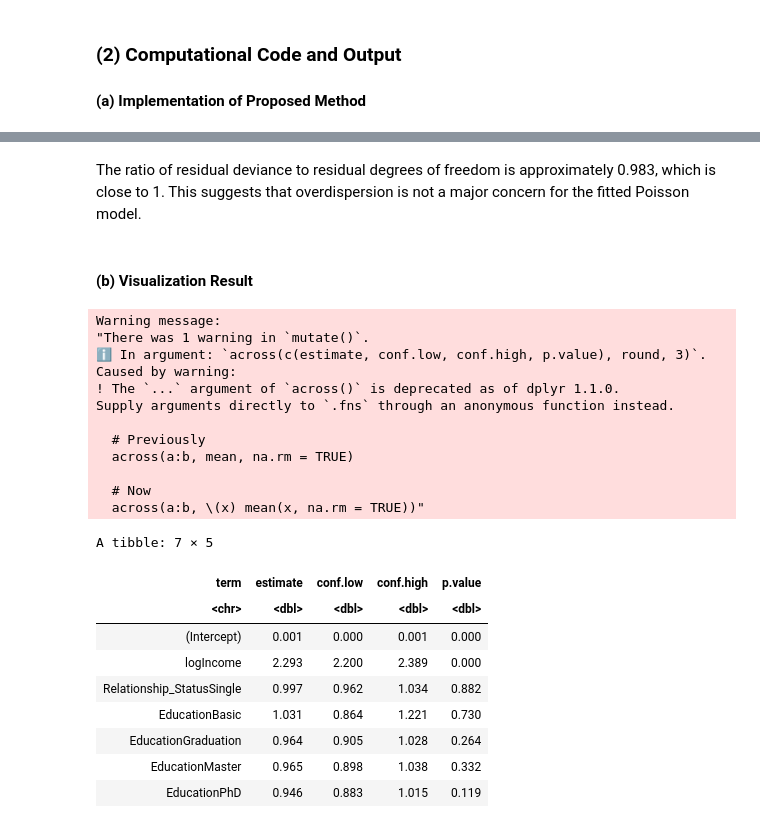
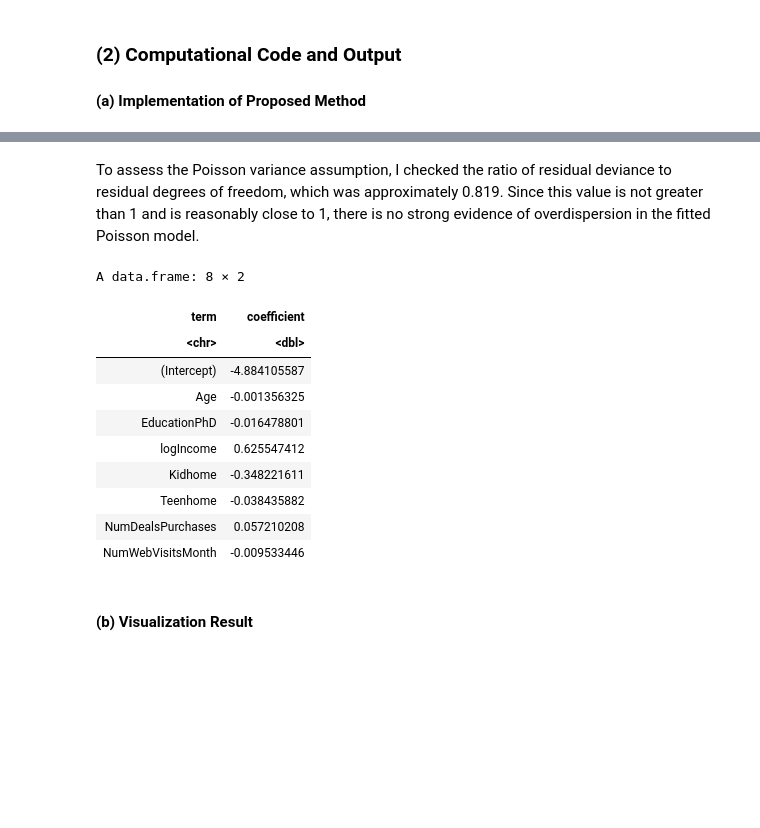
Before and after one commit to drrnaxl/STAT-301-Project, a Jupyter notebook: Final.ipynb, the cells around one changed output, grey strips where cells are left out. Drawn from its saved outputs; the diff is of its cells as text; code cells hidden in the pictures; blank space fills up the shorter version.

Commit message:
Poisson LASSO

```diff
--- a/Final.ipynb
+++ b/Final.ipynb
@@ -316,33 +268,48 @@ A tibble: 7 × 7
 # %% [markdown]
-The ratio of residual deviance to residual degrees of freedom is approximately 0.983, which is close to 1. This suggests that overdispersion is not a major concern for the fitted Poisson model.
+To assess the Poisson variance assumption, I checked the ratio of residual deviance to residual degrees of freedom, which was approximately 0.819. Since this value is not greater than 1 and is reasonably close to 1, there is no strong evidence of overdispersion in the fitted Poisson model.
+# %%
+# Example cleaned dataset with selected candidate predictors
+lasso_data <- cpa_cleaned |> drop_na()
+
+# Create model matrix
+x <- model.matrix(NumStorePurchases ~ ., data = lasso_data)[, -1]
+y <- lasso_data$NumStorePurchases
+
+# Cross-validated Poisson LASSO
+cv_lasso <- cv.glmnet(
+  x, y,
+  family = "poisson",
+  alpha = 1,
+  nfolds = 10
+)
+
+# Fit model at lambda.min
+lasso_fit <- glmnet(
+  x, y,
+  family = "poisson",
+  alpha = 1,
+  lambda = cv_lasso$lambda.min
+)
+
+# Extract nonzero coefficients
+selected_table <- as.matrix(coef(lasso_fit)) |>
+  as.data.frame() |>
+  tibble::rownames_to_column("term") |>
+  rename(coefficient = `s0`) |>
+  filter(coefficient != 0)
+
+selected_table
+# %% [output]
+A data.frame: 8 × 2
+| term | coefficient |
+| <chr> | <dbl> |
+| (Intercept) | -4.884105587 |
+| Age | -0.001356325 |
+| EducationPhD | -0.016478801 |
+| logIncome | 0.625547412 |
+| Kidhome | -0.348221611 |
+| Teenhome | -0.038435882 |
+| NumDealsPurchases | 0.057210208 |
+| NumWebVisitsMonth | -0.009533446 |
 # %% [markdown]
 #### (b) Visualization Result
-# %%
-tidy(fit, conf.int = TRUE, exponentiate = TRUE) |>
-  select(term, estimate, conf.low, conf.high, p.value) |>
-  mutate(
-    across(c(estimate, conf.low, conf.high, p.value), round, 3)
-  )
-# %% [output]
-Warning message:
-"There was 1 warning in `mutate()`.
-ℹ In argument: `across(c(estimate, conf.low, conf.high, p.value), round, 3)`.
-Caused by warning:
-! The `...` argument of `across()` is deprecated as of dplyr 1.1.0.
-Supply arguments directly to `.fns` through an anonymous function instead.
-
-  # Previously
-  across(a:b, mean, na.rm = TRUE)
-
-  # Now
-  across(a:b, \(x) mean(x, na.rm = TRUE))"
-A tibble: 7 × 5
-| term | estimate | conf.low | conf.high | p.value |
-| <chr> | <dbl> | <dbl> | <dbl> | <dbl> |
-| (Intercept) | 0.001 | 0.000 | 0.001 | 0.000 |
-| logIncome | 2.293 | 2.200 | 2.389 | 0.000 |
-| Relationship_StatusSingle | 0.997 | 0.962 | 1.034 | 0.882 |
-| EducationBasic | 1.031 | 0.864 | 1.221 | 0.730 |
-| EducationGraduation | 0.964 | 0.905 | 1.028 | 0.264 |
-| EducationMaster | 0.965 | 0.898 | 1.038 | 0.332 |
-| EducationPhD | 0.946 | 0.883 | 1.015 | 0.119 |
```
Also changed, not shown: parts of 16 cells of this notebook.
